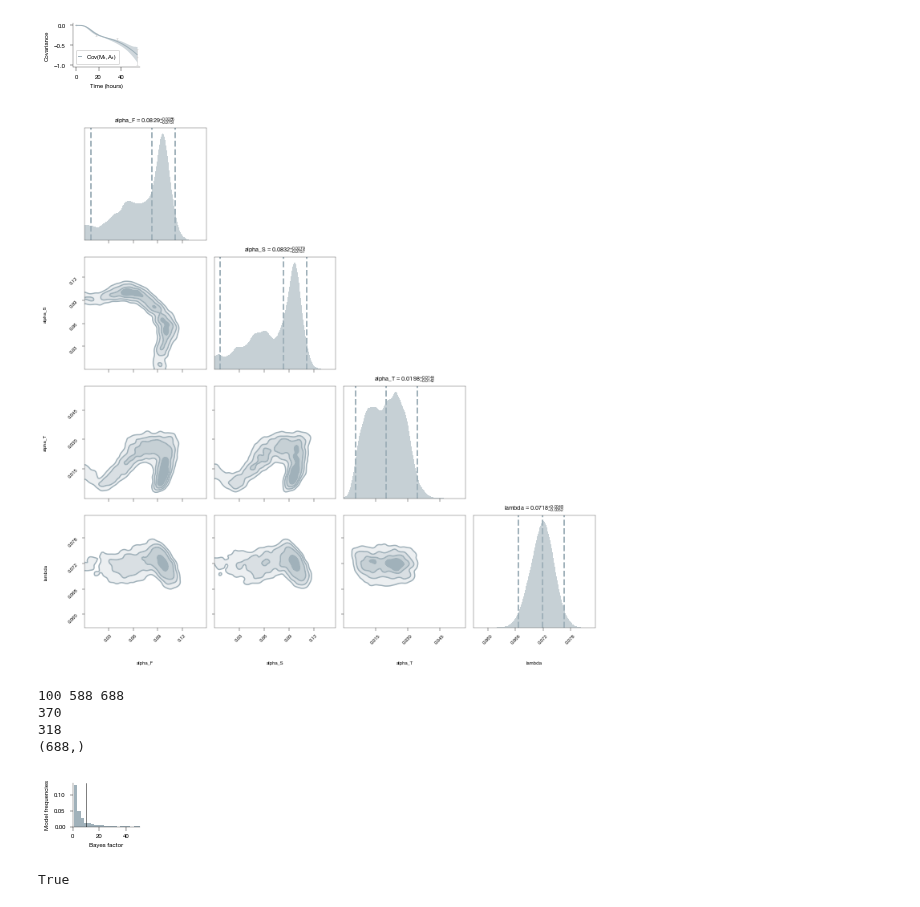
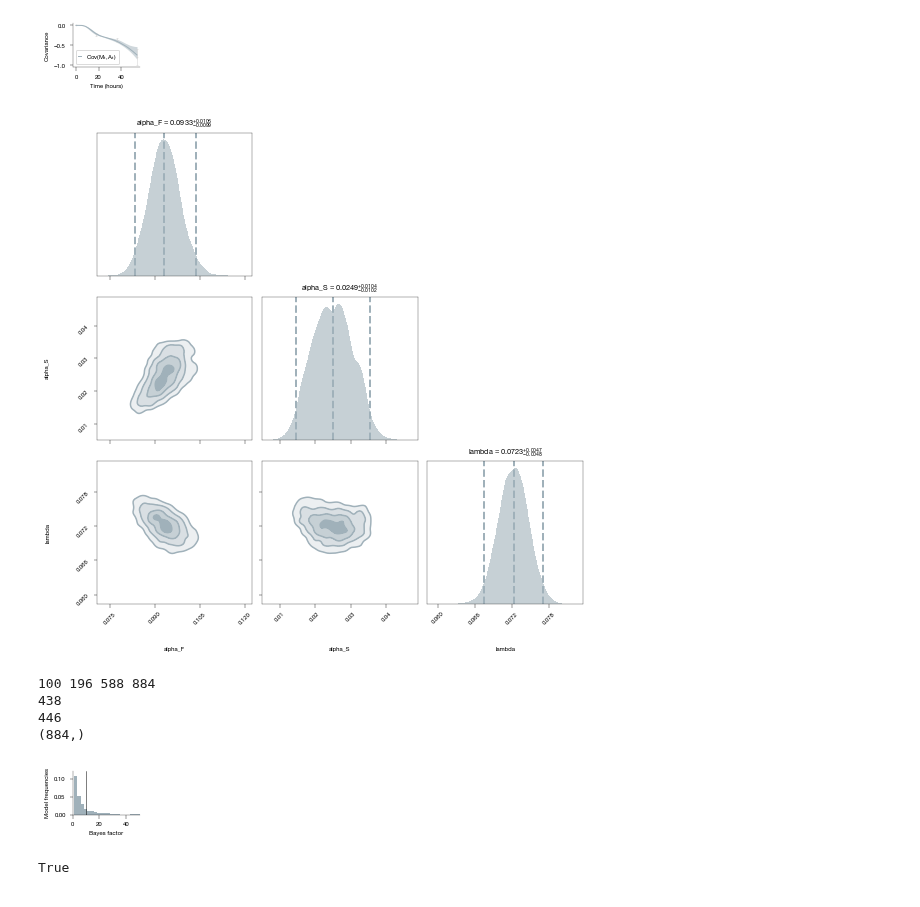
Before and after one commit to mauricelanghinrichs/memocell, a Jupyter notebook: paper/paper_figures.ipynb, the cells around one changed output. Drawn from its saved outputs; the diff is of its cells as text; code cells hidden in the pictures.

```diff
--- a/paper/paper_figures.ipynb
+++ b/paper/paper_figures.ipynb
@@ -1915,9 +2121,10 @@ plt.savefig('paper_figures/model_probs_cd44_thin4_minimal2.pdf')
 [figure]
 # %%
 res1 = pickle.load(open('estimation_count_data_cd44_filtered_thin4_minimal2.pickle', 'rb'))
-res2 = pickle.load(open('estimation_count_data_cd44_filtered_thin4_par3.pickle', 'rb'))
-res = res1 + res2
-print(len(res1), len(res2), len(res))
+res2 = pickle.load(open('estimation_count_data_cd44_filtered_thin4_par2.pickle', 'rb'))
+res3 = pickle.load(open('estimation_count_data_cd44_filtered_thin4_par3.pickle', 'rb'))
+res = res1 + res2 + res3
+print(len(res1), len(res2), len(res3), len(res))
 
 net_names = [est.net.net_name for est in res]
 model_probs = me.selection.compute_model_probabilities(res)
@@ -2039,7 +2250,9 @@ plt.savefig('paper_figures/waiting_times_thin4_div.pdf', bbox_inches='tight') #
 # %% [output]
 [figure]
 # %%
-res = pickle.load(open('estimation_count_data_cd44_filtered_thin4_par3.pickle', 'rb'))
-
+# best model plot
+# (this was 'net_alphaF6_alphaS6_alphaT14_lambda18' previously in par3)
+res = pickle.load(open('estimation_count_data_cd44_filtered_thin4_par2.pickle', 'rb'))
 net_names = [est.net.net_name for est in res]
 model_probs = me.selection.compute_model_probabilities(res)
+list(model_probs).index(max(model_probs))
@@ -2053,0 +2261,7 @@ net_names[370]
+# %%
+print(net_names[111])
+est = res[111]
+
+# repair est from previous memopy version
+est.net_simulation_credible_band_exists = False
+est.data.data_mean_exists_only = False
@@ -2054,38 +2270,36 @@ net_names[370]
 # %%
-
-est = res[370]
-
 plt.rcParams.update({'figure.figsize': (1.2, 0.8)})
 
 settings = {
     'A_t': {'label': 'E$(A_t)$', 'color': cactiv},
     'M_t': {'label': 'E$(M_t)$', 'color': cnaive}
 }
-me.plots.est_bestfit_mean_plot(est, x_label='Time (hours)', save='paper_figures/fit_cd44_thin4_mean_net_alphaF6_alphaS6_alphaT14_lambda18.pdf', settings=settings)
+me.plots.est_bestfit_mean_plot(est, x_label='Time (hours)', save='paper_figures/fit_cd44_thin4_mean_net_alphaF6_alphaS10_lambda18.pdf', settings=settings)
 
 settings = {
     ('A_t', 'A_t'): {'label': 'Var$(A_t)$', 'color': cactiv},
     ('M_t', 'M_t'): {'label': 'Var$(M_t)$', 'color': cnaive}
 }
-me.plots.est_bestfit_variance_plot(est, x_label='Time (hours)', save='paper_figures/fit_cd44_thin4_var_net_alphaF6_alphaS6_alphaT14_lambda18.pdf', settings=settings)
+me.plots.est_bestfit_variance_plot(est, x_label='Time (hours)', save='paper_figures/fit_cd44_thin4_var_net_alphaF6_alphaS10_lambda18.pdf', settings=settings)
 
 settings = {
     ('A_t', 'M_t'): {'label': 'Cov$(M_t, A_t)$', 'color': grey}
 }
-me.plots.est_bestfit_covariance_plot(est, x_label='Time (hours)', save='paper_figures/fit_cd44_thin4_cov_net_alphaF6_alphaS6_alphaT14_lambda18.pdf', settings=settings)
+me.plots.est_bestfit_covariance_plot(est, x_label='Time (hours)', save='paper_figures/fit_cd44_thin4_cov_net_alphaF6_alphaS10_lambda18.pdf', settings=settings)
 # %% [output]
 [figure]
 [figure]
 [figure]
 # %%
-me.plots.est_corner_kernel_plot(est, save='paper_figures/post_cd44_cov_net_alphaF6_alphaS6_alphaT14_lambda18.pdf')
+me.plots.est_corner_kernel_plot(est, save='paper_figures/post_cd44_net_alphaF6_alphaS10_lambda18.pdf')
 # %% [output]
-[figure, old version]
+[figure, new version]
 # %%
 res1 = pickle.load(open('estimation_count_data_cd44_filtered_thin4_minimal2.pickle', 'rb'))
-res2 = pickle.load(open('estimation_count_data_cd44_filtered_thin4_par3.pickle', 'rb'))
-res = res1 + res2
-print(len(res1), len(res2), len(res))
+res2 = pickle.load(open('estimation_count_data_cd44_filtered_thin4_par2.pickle', 'rb'))
+res3 = pickle.load(open('estimation_count_data_cd44_filtered_thin4_par3.pickle', 'rb'))
+res = res1 + res2 + res3
+print(len(res1), len(res2), len(res3), len(res))
 
 net_names = [est.net.net_name for est in res]
 model_probs = me.selection.compute_model_probabilities(res)
@@ -2110,11 +2324,11 @@ print(np.sum(bf < 10.0))
 print(np.sum(bf >= 10.0))
 print(bf.shape)
 # %% [output]
-100 588 688
-370
-318
-(688,)
+100 196 588 884
+438
+446
+(884,)
-[figure, old version]
+[figure, new version]
 # %%
 # just a check
 # bf = me.selection.compute_model_bayes_factors(res)
```
Also changed, not shown: parts of 57 cells of this notebook, 3 other files.
